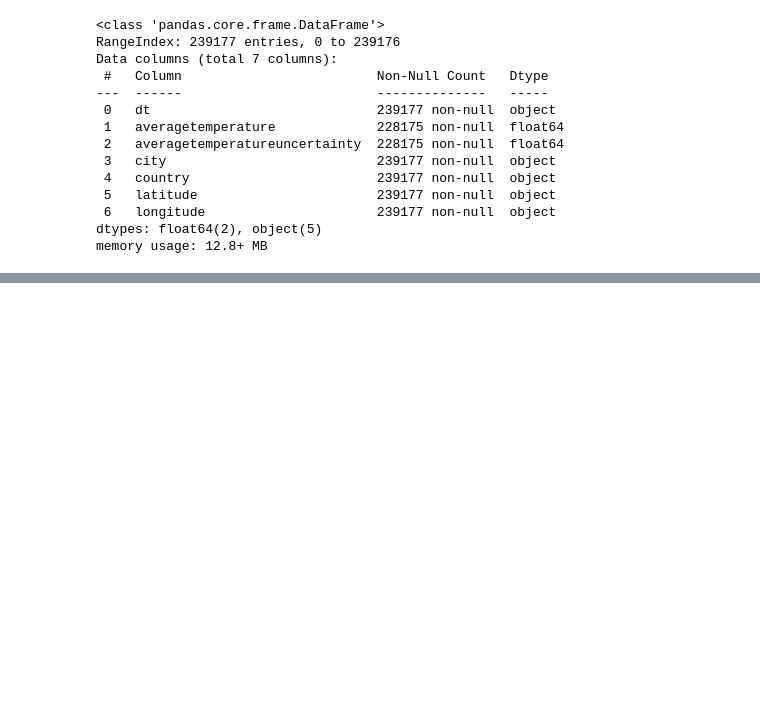
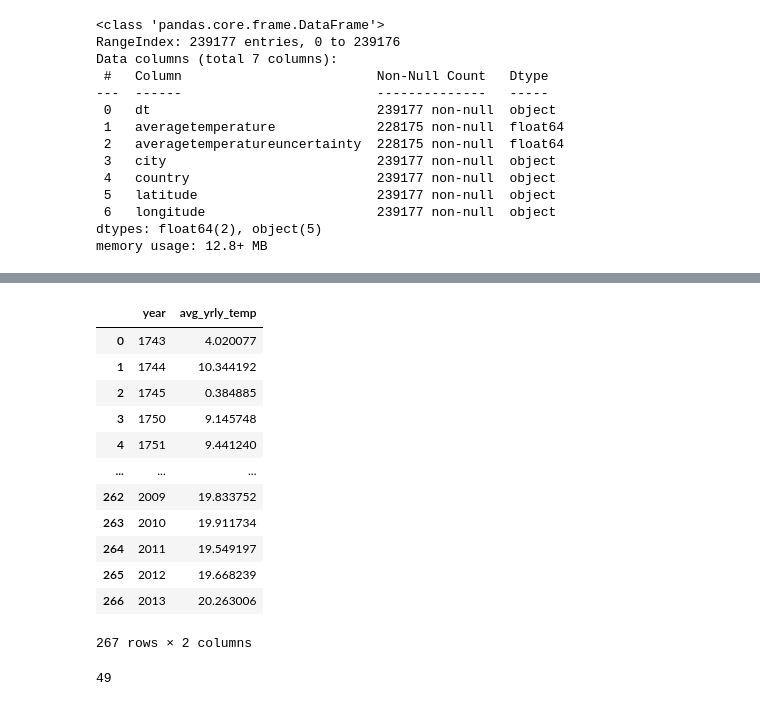
Before and after one commit to acsheller/dataviz, a Jupyter notebook: globalTemps.ipynb, the cells around one changed output, grey strips where cells are left out. Saved outputs shown, nothing was run; the diff lists cells and outputs as text; code cells hidden in the pictures; blank space fills up the shorter version.

```diff
--- a/globalTemps.ipynb
+++ b/globalTemps.ipynb
@@ -114,0 +135,16 @@ array(['Abidjan', 'Addis Abeba', 'Ahmadabad', 'Aleppo', 'Alexandria',
+# %%
+w3.groupby(['year'])['averagetemperature'].mean().reset_index(name='avg_yrly_temp')
+# %% [output]
+|  | year | avg_yrly_temp |
+| 0 | 1743 | 4.020077 |
+| 1 | 1744 | 10.344192 |
+| 2 | 1745 | 0.384885 |
+| 3 | 1750 | 9.145748 |
+| 4 | 1751 | 9.441240 |
+| ... | ... | ... |
+| 262 | 2009 | 19.833752 |
+| 263 | 2010 | 19.911734 |
+| 264 | 2011 | 19.549197 |
+| 265 | 2012 | 19.668239 |
+| 266 | 2013 | 20.263006 |
+267 rows × 2 columns
@@ -114,0 +156,4 @@ array(['Abidjan', 'Addis Abeba', 'Ahmadabad', 'Aleppo', 'Alexandria',
+# %%
+len(w32.index)
+# %% [output]
+49
```
Also changed, not shown: parts of 13 cells of this notebook, 2 other files.
